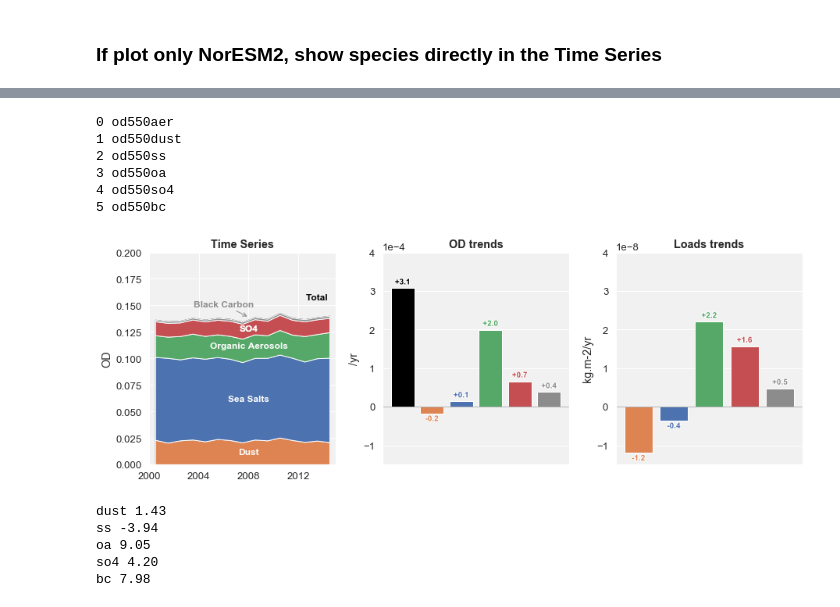
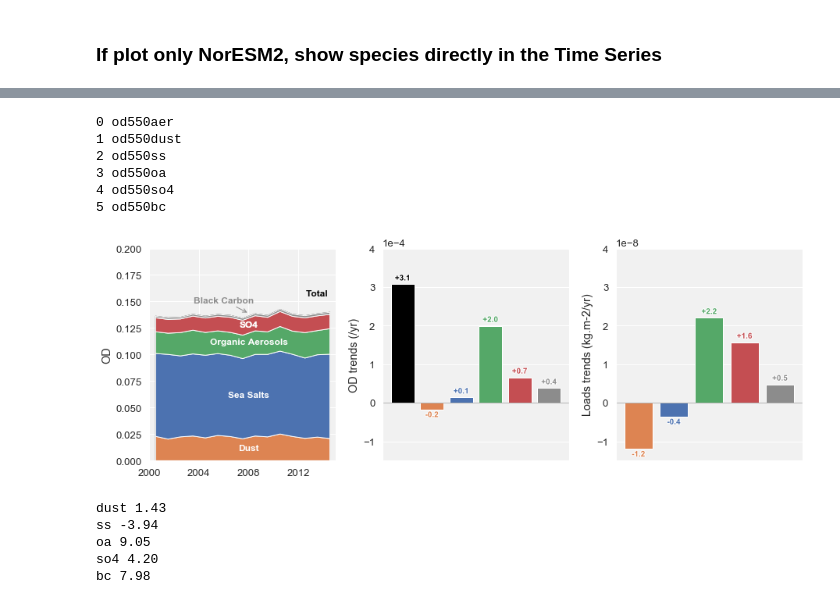
Before and after one commit to AugustinMortier/aerosol_trends, a Jupyter notebook: scripts/species_trends.ipynb, the cells around one changed output, grey strips where cells are left out. Cells and saved outputs as stored; diff of their text form; code cells hidden in the pictures.

Commit message:
adjust last figure

```diff
--- a/scripts/species_trends.ipynb
+++ b/scripts/species_trends.ipynb
@@ -691,8 +692,8 @@ for ic, typ in enumerate(['TS', 'OD', 'LOAD']):
         if typ=='TS':
 
             #set title
-            if il==0:
-                ax.set_title('Time Series', fontweight='bold')
+            #if il==0:
+            #    ax.set_title('Time Series', fontweight='bold')
 
             #plot time series
 
@@ -765,8 +766,8 @@ for ic, typ in enumerate(['TS', 'OD', 'LOAD']):
 
         if typ=='OD':
             #set title
-            if il==0:
-                ax.set_title('OD trends', fontweight='bold')
+            #if il==0:
+            #    ax.set_title('OD trends', fontweight='bold')
 
             #plot a horizontal line at the zero value
             ax.axhline(y=0, ls='-', lw=1, color=(.5, .5, .5), alpha=.6)
@@ -811,15 +812,15 @@ for ic, typ in enumerate(['TS', 'OD', 'LOAD']):
                 ax.set_ylabel('%/yr')
             else:
                 #ax.set_ylabel('{:.0e}'.format(1/factor)+'/yr')
-                ax.set_ylabel('/yr')
+                ax.set_ylabel('OD trends (/yr)')
                 ax.ticklabel_format(style='sci', axis='y', scilimits=(0,0))
                 ax.set_ylim(-1.5*power,4*power)
             ax.set_xticks([])
 
         if typ=='LOAD':
             #set title
-            if il==0:
-                ax.set_title('Loads trends', fontweight='bold')
+            #if il==0:
+            #    ax.set_title('Loads trends', fontweight='bold')
 
             #plot a horizontal line at the zero value
             ax.axhline(y=0, ls='-', lw=1, color=(.5, .5, .5), alpha=.6)
@@ -864,7 +865,7 @@ for ic, typ in enumerate(['TS', 'OD', 'LOAD']):
                 ax.set_ylabel('%/yr')
             else:
                 #ax.set_ylabel('{:.0e}'.format(1/factor)+'/yr')
-                ax.set_ylabel('kg.m-2/yr')
+                ax.set_ylabel('Loads trends (kg.m-2/yr)')
                 ax.ticklabel_format(style='sci', axis='y', scilimits=(0,0))
                 ax.set_ylim(-1.5*power,4*power)
             ax.set_xticks([])
@@ -872,8 +873,8 @@ for ic, typ in enumerate(['TS', 'OD', 'LOAD']):
 
         elif typ=='EMI':
             #set title
-            if il==0:
-                ax.set_title('Emissions', fontweight='bold')
+            #if il==0:
+            #    ax.set_title('Emissions', fontweight='bold')
 
             #plot a horizontal line at the zero value
             ax.axhline(y=0, ls='-', lw=1, color=(.5, .5, .5), alpha=.6)
@@ -916,36 +917,36 @@ for ic, typ in enumerate(['TS', 'OD', 'LOAD']):
                 #set ylabel
                 ax.set_ylabel('%/yr')
             else:
-                ax.set_ylabel('kg.m-2.s-1/yr')
+                ax.set_ylabel('Loads trends (kg.m-2.s-1/yr)')
                 ax.ticklabel_format(style='sci', axis='y', scilimits=(0,0))
                 ax.set_ylim(-3*power,1*power)
             ax.set_xticks([])
 
 
 
         il+=1
         if il>=nl:
             il, ic= 0, ic+1
 
 
 #change size of the figure
 # hide tick and tick label of the big axes
 plt.tick_params(labelcolor=None, top=False, bottom=False, left=False, right=False)
 plt.grid(False)
 plt.xticks([])
 plt.yticks([])
 
 fx = 1.0
 fig.set_size_inches(15*fx,5*len(models)*fx)
 plt.savefig('figs/'+slp+'_species_trends.png', dpi=300, bbox_inches='tight')
 # %% [output]
 0 od550aer
 1 od550dust
 2 od550ss
 3 od550oa
 4 od550so4
 5 od550bc
-[figure, old version]
+[figure, new version]
 # %%
 for species in ['dust', 'ss', 'oa', 'so4', 'bc']:
     model = 'NorESM2-CPL-NEWTEST_HIST'
```
Also changed, not shown: parts of 1 cell of this notebook, 1 other file.
